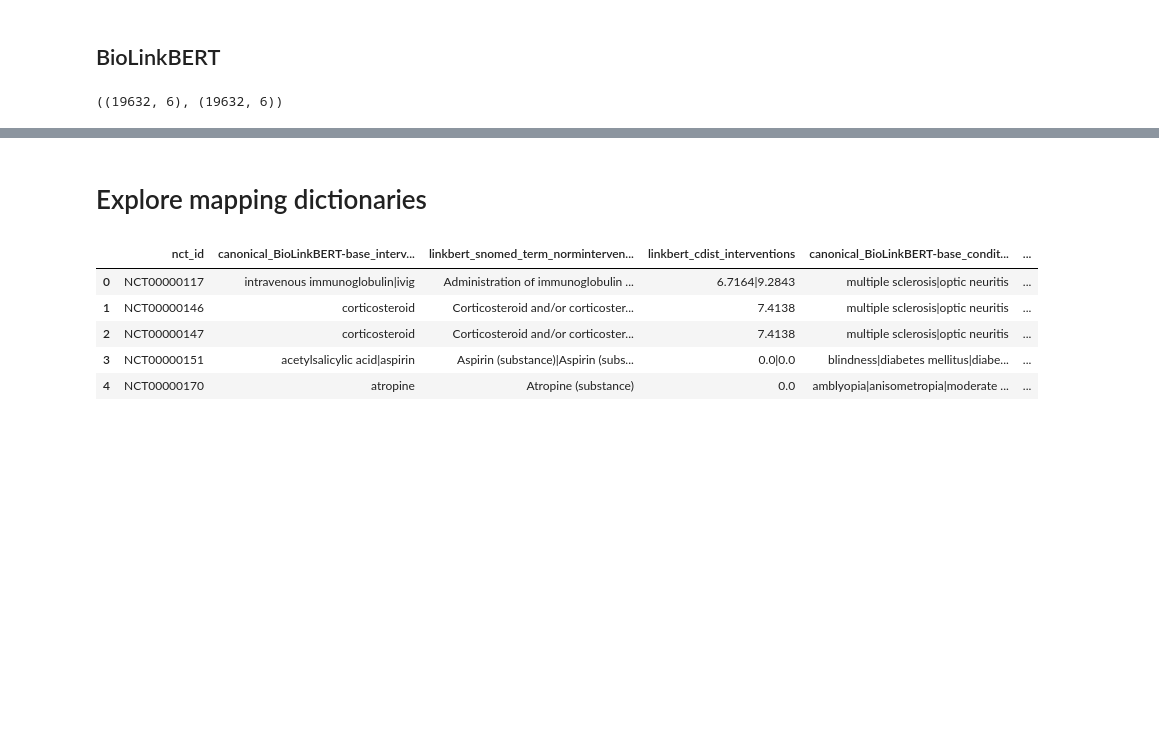
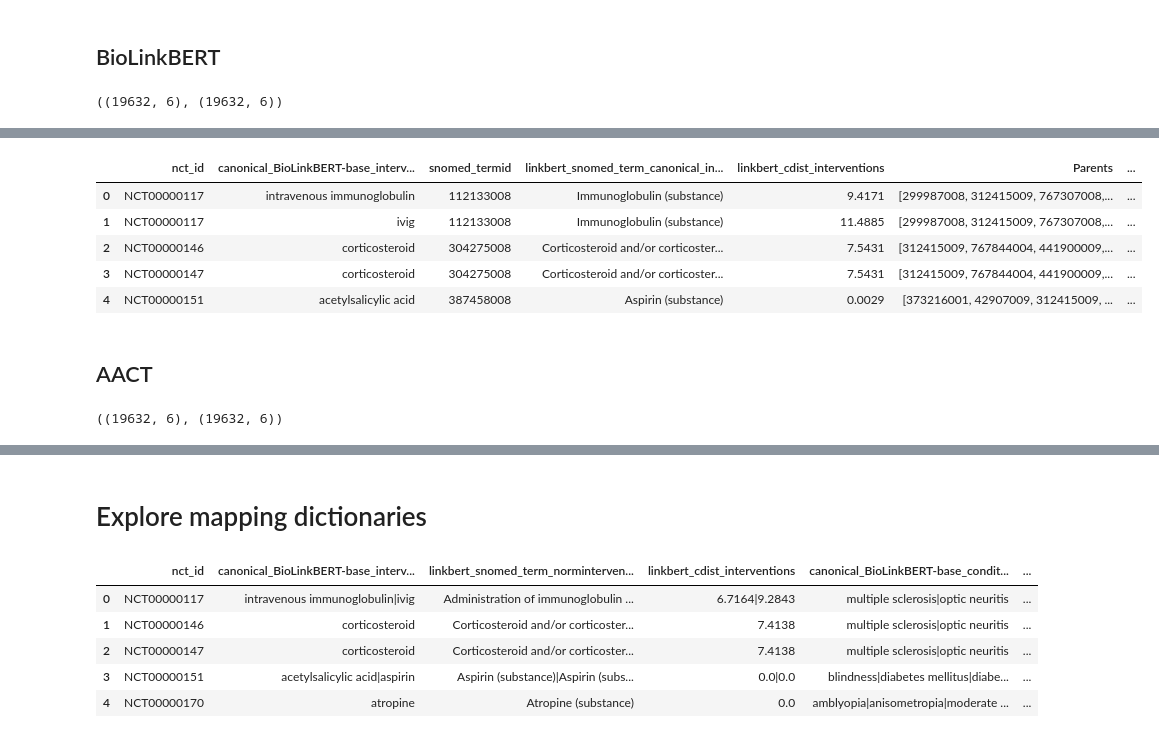
Before and after one commit to Ineichen-Group/NeuroTrialAnalysis, a Jupyter notebook: 00-2-linked-snomed-to-hierarchy.ipynb, the cells around one changed output, grey strips where cells are left out. Cells and saved outputs as stored; diff of their text form; code cells hidden in the pictures; blank space fills up the shorter version.

Commit message:
added aact linking and combination, improved visuals

```diff
--- a/00-2-linked-snomed-to-hierarchy.ipynb
+++ b/00-2-linked-snomed-to-hierarchy.ipynb
@@ -177,6 +177,18 @@ def process_hierarchy(
         df_flat_with_hierarchy[f'{model_prefix}_snomed_term_canonical_{entity_type}']
     )
 
+    if entity_type == "conditions":
+            entity_column = f'{model_prefix}_snomed_term_canonical_{entity_type}'
+            original_annotations_column = f'{col_name_prefix_with_original_annotations}_{entity_type}'
+
+            # Find all rows where the entity column contains "(substance)"
+            substance_mask = df_flat_with_hierarchy[entity_column].str.contains("(substance)", na=False)
+
+            # Replace the values in the entity column with values from the original annotations column
+            df_flat_with_hierarchy.loc[substance_mask, entity_column] = df_flat_with_hierarchy.loc[substance_mask, original_annotations_column].str.capitalize()
+            df_flat_with_hierarchy.loc[substance_mask, 'Top_Concept_Canonical_First'] = df_flat_with_hierarchy.loc[substance_mask, original_annotations_column].str.capitalize()
+
+
     return df_flat_with_hierarchy
 # %%
 def save_mapped_relevant_cols_and_aggregated(df_flat_with_hierarchy, columns_to_save, model_prefix, entity_type):
@@ -188,7 +200,8 @@ def save_mapped_relevant_cols_and_aggregated(df_flat_with_hierarchy, columns_to_
     hierarchies_multiple_top[columns_to_save].to_csv(data_path/ f"mapped_to_hierarchy/hierarchical_mapping_to_snomed_{model_prefix}_{entity_type}_multi_top_flat_{number_mapped_trials_multi}.csv")
 
     # AGGREGATED VERSION
-    hierarchies_to_use = df_flat_with_hierarchy[['nct_id',f'{model_prefix}_snomed_term_canonical_{entity_type}', 'Top_Concept_Canonical_First']]
+    hierarchies_to_use = df_flat_with_hierarchy[['nct_id', f'{model_prefix}_snomed_term_canonical_{entity_type}', 'Top_Concept_Canonical_First']]
+    hierarchies_to_use.rename(columns={"Top_Concept_Canonical_First": f"{model_prefix}_top_concept_canonical_first_{entity_type}"}, inplace=True)
 
     # Group by 'nct_id' and concatenate the values with "|"
     df_cond_mapped = hierarchies_to_use.groupby('nct_id').agg(lambda x: '|'.join(x.unique())).reset_index()
@@ -201,8 +214,8 @@ entity_types = ["conditions", "interventions"]
 entity_type = "conditions"
 col_name_prefix_with_original_annotations = "canonical_BioLinkBERT-base"
 # %%
-df_linkbert_interv = pd.read_csv(data_path/ "sapbert_normalized_annotations_linkbert_19632_interventions.csv")[['nct_id', 'canonical_BioLinkBERT-base_interventions','linkbert_snomed_term_interventions',	'linkbert_snomed_termid_interventions',	'linkbert_snomed_term_canonical_interventions', 	'linkbert_cdist_interventions']]
-df_linkbert_cond = pd.read_csv(data_path/ "sapbert_normalized_annotations_linkbert_19632_conditions.csv")[['nct_id', 'canonical_BioLinkBERT-base_conditions', 'linkbert_snomed_term_conditions',	'linkbert_snomed_termid_conditions',	'linkbert_snomed_term_canonical_conditions', 'linkbert_cdist_conditions']]
+df_linkbert_interv = pd.read_csv(data_path/ f"sapbert_normalized_annotations_{model_prefix}_19632_interventions.csv")[['nct_id', f'{col_name_prefix_with_original_annotations}_interventions', f'{model_prefix}_snomed_term_interventions',	f'{model_prefix}_snomed_termid_interventions',	f'{model_prefix}_snomed_term_canonical_interventions', 	f'{model_prefix}_cdist_interventions']]
+df_linkbert_cond = pd.read_csv(data_path/ f"sapbert_normalized_annotations_{model_prefix}_19632_conditions.csv")[['nct_id', f'{col_name_prefix_with_original_annotations}_conditions', f'{model_prefix}_snomed_term_conditions',	f'{model_prefix}_snomed_termid_conditions',	f'{model_prefix}_snomed_term_canonical_conditions', f'{model_prefix}_cdist_conditions']]
 
 dfs_to_process = [df_linkbert_cond, df_linkbert_interv]
 # %%
@@ -266,6 +348,7 @@ for entity_type, df_to_process in zip(entity_types, dfs_to_process):
          'snomed_termid',
          f'{model_prefix}_snomed_term_canonical_{entity_type}',
          f'{model_prefix}_cdist_{entity_type}',
+         'Top_Concept',
          'Top_Concept_Canonical',
          'Top_Concept_Canonical_First']
     save_mapped_relevant_cols_and_aggregated(df_flat_with_hierarchy, columns_to_save, model_prefix, entity_type)
@@ -274,0 +366,11 @@ Processing:  interventions
+# %%
+df_flat_with_hierarchy.head()
+# %% [output]
+|  | nct_id | canonical_BioLinkBERT-base_interv... | snomed_termid | linkbert_snomed_term_canonical_in... | linkbert_cdist_interventions | Parents | ... |
+| 0 | NCT00000117 | intravenous immunoglobulin | 112133008 | Immunoglobulin (substance) | 9.4171 | [299987008, 312415009, 767307008,... | ... |
+| 1 | NCT00000117 | ivig | 112133008 | Immunoglobulin (substance) | 11.4885 | [299987008, 312415009, 767307008,... | ... |
+| 2 | NCT00000146 | corticosteroid | 304275008 | Corticosteroid and/or corticoster... | 7.5431 | [312415009, 767844004, 441900009,... | ... |
+| 3 | NCT00000147 | corticosteroid | 304275008 | Corticosteroid and/or corticoster... | 7.5431 | [312415009, 767844004, 441900009,... | ... |
+| 4 | NCT00000151 | acetylsalicylic acid | 387458008 | Aspirin (substance) | 0.0029 | [373216001, 42907009, 312415009, ... | ... |
+# %% [markdown]
+## AACT
@@ -274,0 +382,8 @@ Processing:  interventions
+# %%
+df_linkbert_interv = pd.read_csv(data_path/ f"sapbert_normalized_annotations_{model_prefix}_19632_interventions.csv")[['nct_id', f'{col_name_prefix_with_original_annotations}_interventions', f'{model_prefix}_snomed_term_interventions',	f'{model_prefix}_snomed_termid_interventions',	f'{model_prefix}_snomed_term_canonical_interventions', 	f'{model_prefix}_cdist_interventions']]
+df_linkbert_cond = pd.read_csv(data_path/ f"sapbert_normalized_annotations_{model_prefix}_19632_conditions.csv")[['nct_id', f'{col_name_prefix_with_original_annotations}_conditions', f'{model_prefix}_snomed_term_conditions',	f'{model_prefix}_snomed_termid_conditions',	f'{model_prefix}_snomed_term_canonical_conditions', f'{model_prefix}_cdist_conditions']]
+
+dfs_to_process = [df_linkbert_cond, df_linkbert_interv]
+df_linkbert_cond.shape, df_linkbert_interv.shape
+# %% [output]
+((19632, 6), (19632, 6))
```
Also changed, not shown: parts of 10 cells of this notebook, 1 other file.
